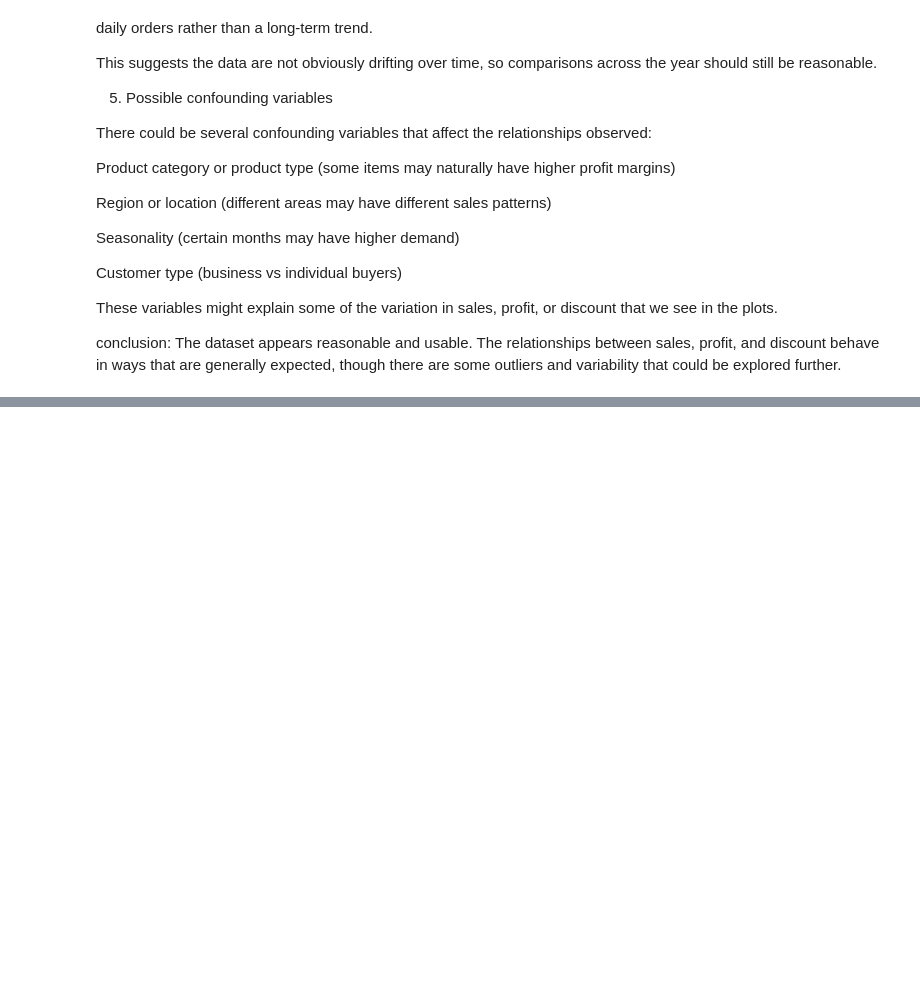
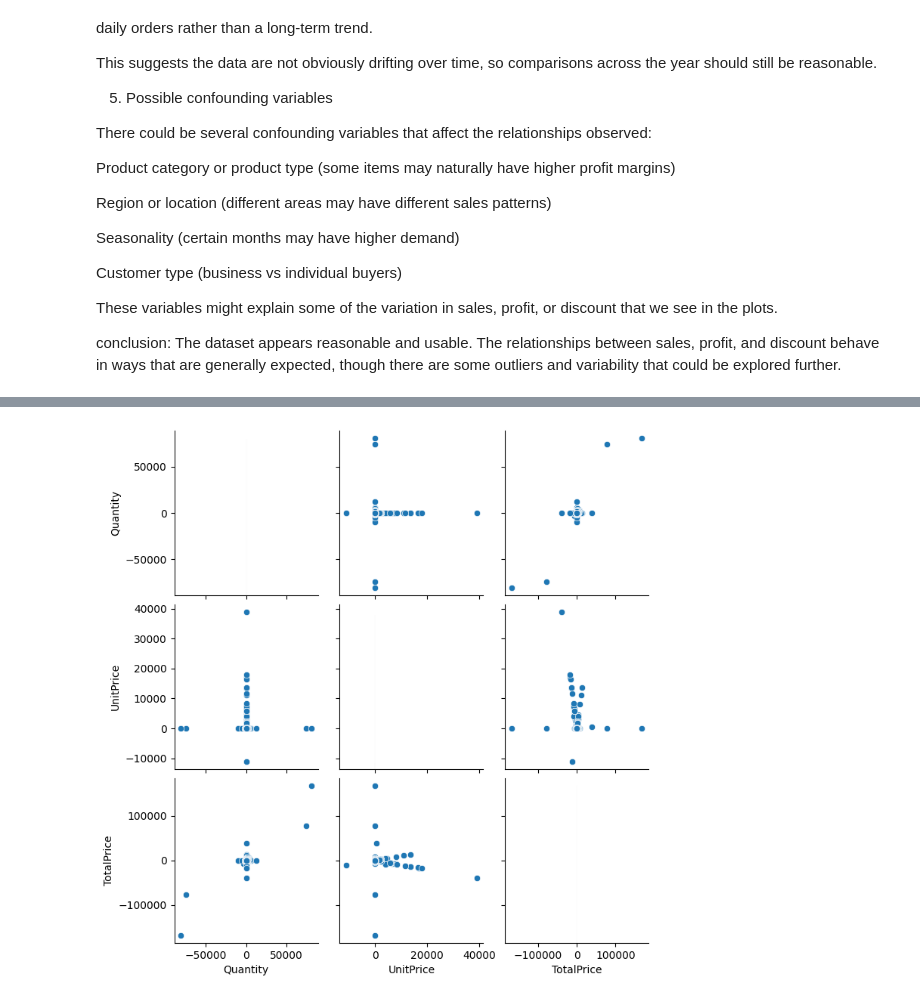
Before and after one commit to carlos00002/DX699_02, a Jupyter notebook: homework/OMDS-ModB2-Week6-Jaime-Carlos.ipynb, the cells around one changed output, grey strips where cells are left out. Saved outputs shown, nothing was run; the diff lists cells and outputs as text; code cells hidden in the pictures; blank space fills up the shorter version.

```diff
--- a/homework/OMDS-ModB2-Week6-Jaime-Carlos.ipynb
+++ b/homework/OMDS-ModB2-Week6-Jaime-Carlos.ipynb
@@ -261,0 +306,6 @@ The dataset appears reasonable and usable. The relationships between sales, prof
+# %%
+#paitplot
+sns.pairplot(df[["Quantity","UnitPrice","TotalPrice"]])
+plt.show()
+# %% [output]
+[figure, added]
```
Also changed, not shown: parts of 10 cells of this notebook.
